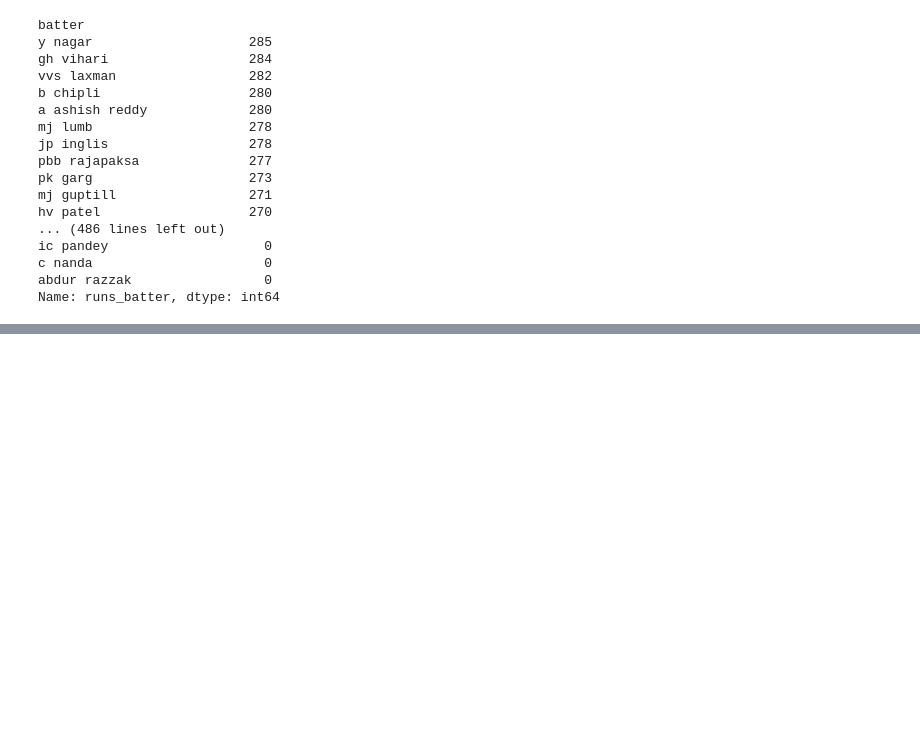
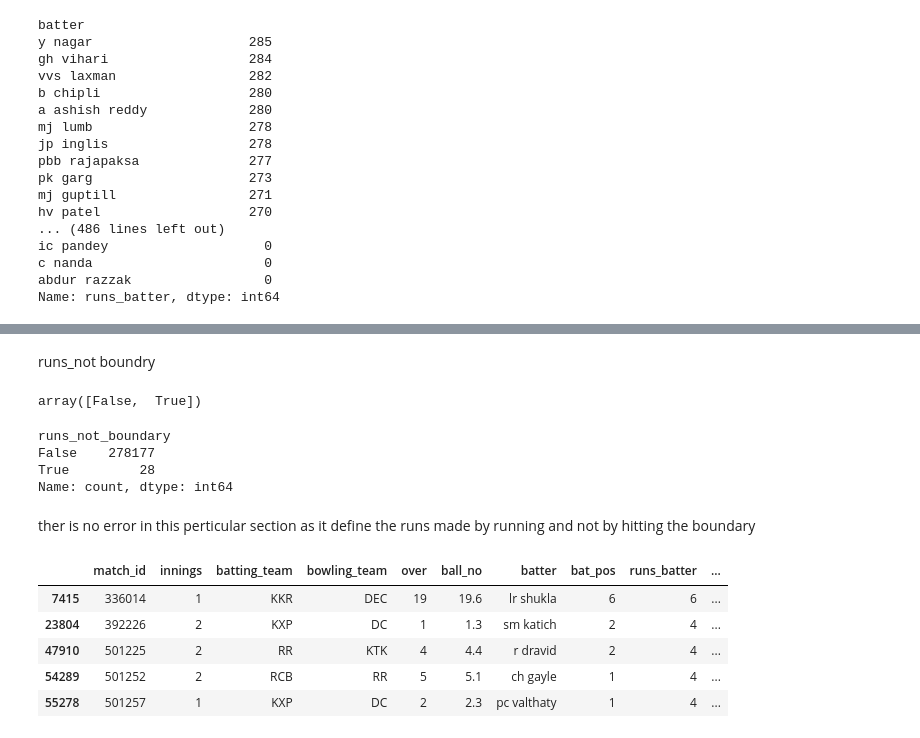
Before and after one commit to karansingh-chauhan/IPL-DATA-ANALYSIS, a Jupyter notebook: main.ipynb, the cells around one changed output, grey strips where cells are left out. Saved outputs shown, nothing was run; the diff lists cells and outputs as text; code cells hidden in the pictures; blank space fills up the shorter version.

```diff
--- a/main.ipynb
+++ b/main.ipynb
@@ -271,0 +522,24 @@ train_df.head()
+# %% [markdown]
+runs_not boundry
+# %%
+train_df['runs_not_boundary'].unique()
+# %% [output]
+array([False,  True])
+# %%
+train_df['runs_not_boundary'].value_counts()
+# %% [output]
+runs_not_boundary
+False    278177
+True         28
+Name: count, dtype: int64
+# %% [markdown]
+ther is no error in this perticular section as it define the runs made by running and not by hitting the boundary
+# %%
+train_df[train_df['runs_not_boundary']==True].head()
+# %% [output]
+|  | match_id | innings | batting_team | bowling_team | over | ball_no | batter | bat_pos | runs_batter | ... |
+| 7415 | 336014 | 1 | KKR | DEC | 19 | 19.6 | lr shukla | 6 | 6 | ... |
+| 23804 | 392226 | 2 | KXP | DC | 1 | 1.3 | sm katich | 2 | 4 | ... |
+| 47910 | 501225 | 2 | RR | KTK | 4 | 4.4 | r dravid | 2 | 4 | ... |
+| 54289 | 501252 | 2 | RCB | RR | 5 | 5.1 | ch gayle | 1 | 4 | ... |
+| 55278 | 501257 | 1 | KXP | DC | 2 | 2.3 | pc valthaty | 1 | 4 | ... |
```
Also changed, not shown: parts of 56 cells of this notebook.
